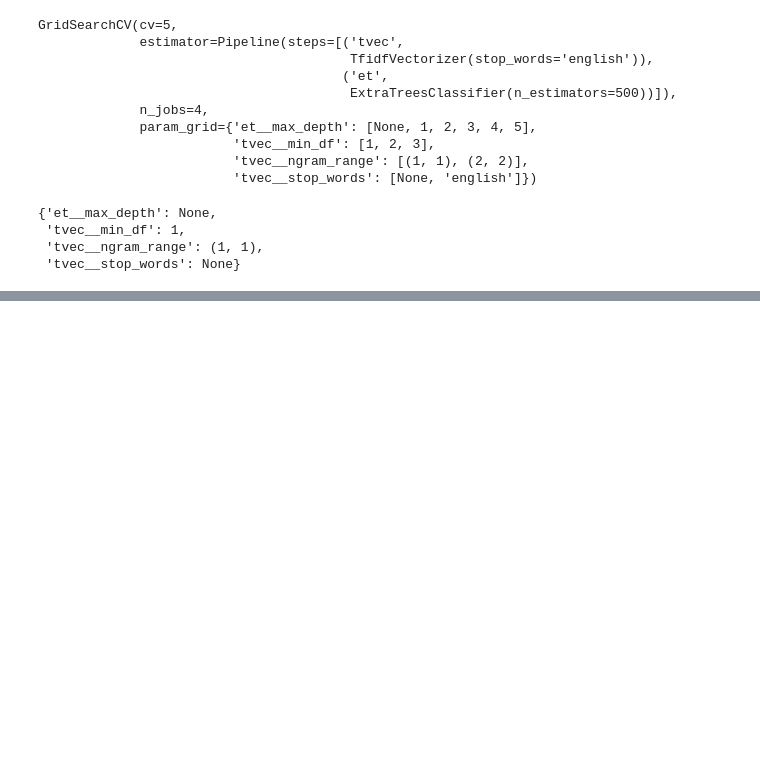
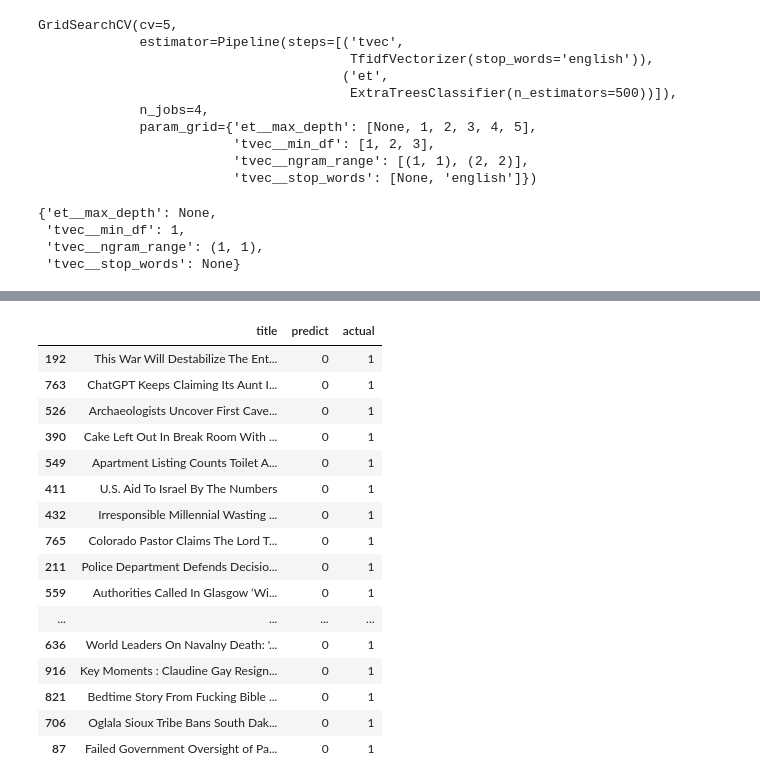
Before and after one commit to sr0e/DSB-TruthNet-Reddit, a Jupyter notebook: computing.ipynb, the cells around one changed output, grey strips where cells are left out. Cells and saved outputs as stored; diff of their text form; code cells hidden in the pictures; blank space fills up the shorter version.

```diff
--- a/computing.ipynb
+++ b/computing.ipynb
@@ -402,0 +393,21 @@ pd.DataFrame(cm_et, columns = ['Pred World News', 'Pred Onion'], index = ['Actua
+# %%
+FalseNeg_et = post_et.loc[(post_et['predict'] == 0) & (post_et['actual'] == 1)]
+FalseNeg_et
+# %% [output]
+|  | title | predict | actual |
+| 192 | This War Will Destabilize The Ent... | 0 | 1 |
+| 763 | ChatGPT Keeps Claiming Its Aunt I... | 0 | 1 |
+| 526 | Archaeologists Uncover First Cave... | 0 | 1 |
+| 390 | Cake Left Out In Break Room With ... | 0 | 1 |
+| 549 | Apartment Listing Counts Toilet A... | 0 | 1 |
+| 411 | U.S. Aid To Israel By The Numbers | 0 | 1 |
+| 432 | Irresponsible Millennial Wasting ... | 0 | 1 |
+| 765 | Colorado Pastor Claims The Lord T... | 0 | 1 |
+| 211 | Police Department Defends Decisio... | 0 | 1 |
+| 559 | Authorities Called In Glasgow ‘Wi... | 0 | 1 |
+| ... | ... | ... | ... |
+| 636 | World Leaders On Navalny Death: '... | 0 | 1 |
+| 916 | Key Moments : Claudine Gay Resign... | 0 | 1 |
+| 821 | Bedtime Story From Fucking Bible ... | 0 | 1 |
+| 706 | Oglala Sioux Tribe Bans South Dak... | 0 | 1 |
+| 87 | Failed Government Oversight of Pa... | 0 | 1 |
```
Also changed, not shown: parts of 46 cells of this notebook, 4 other files.
